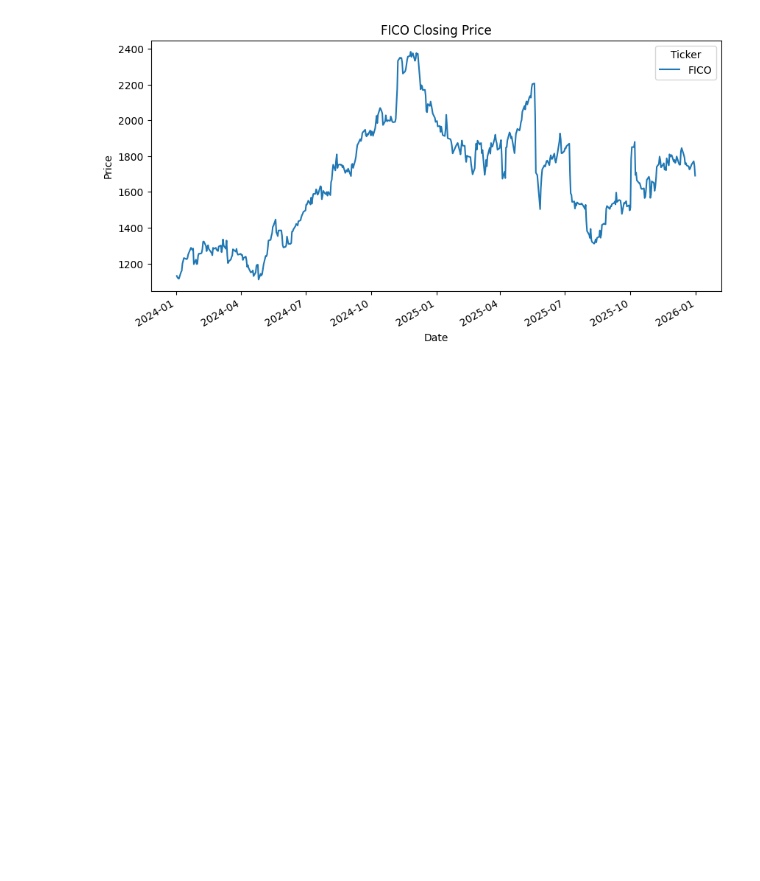
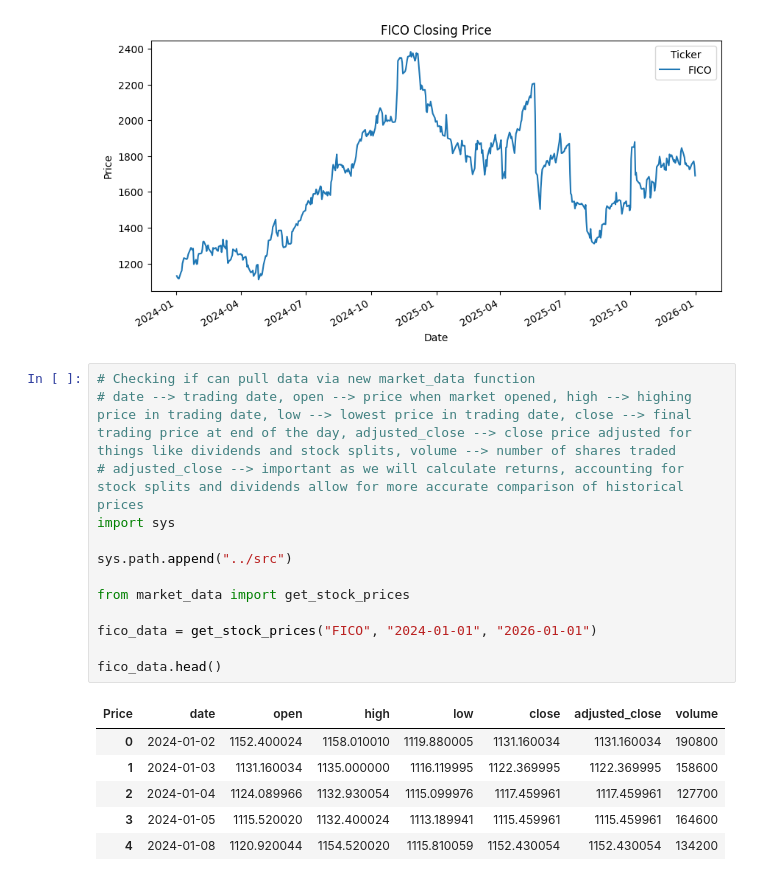
Before and after one commit to Jacob-Habte/macrosense-equity-attribution, a Jupyter notebook: notebooks/01_data_test.ipynb, the cells around one changed output. Saved outputs shown, nothing was run; the diff lists cells and outputs as text; blank space fills up the shorter version.

Commit message:
Add reusable stock price data function

```diff
--- a/notebooks/01_data_test.ipynb
+++ b/notebooks/01_data_test.ipynb
@@ -33,3 +33,23 @@ plt.ylabel("Price")
 plt.show()
 # %% [output]
 [figure]
+# %%
+# Checking if can pull data via new market_data function
+# date --> trading date, open --> price when market opened, high --> highing price in trading date, low --> lowest price in trading date, close --> final trading price at end of the day, adjusted_close --> close price adjusted for things like dividends and stock splits, volume --> number of shares traded
+# adjusted_close --> important as we will calculate returns, accounting for stock splits and dividends allow for more accurate comparison of historical prices
+import sys
+
+sys.path.append("../src")
+
+from market_data import get_stock_prices
+
+fico_data = get_stock_prices("FICO", "2024-01-01", "2026-01-01")
+
+fico_data.head()
+# %% [output]
+| Price | date | open | high | low | close | adjusted_close | volume |
+| 0 | 2024-01-02 | 1152.400024 | 1158.010010 | 1119.880005 | 1131.160034 | 1131.160034 | 190800 |
+| 1 | 2024-01-03 | 1131.160034 | 1135.000000 | 1116.119995 | 1122.369995 | 1122.369995 | 158600 |
+| 2 | 2024-01-04 | 1124.089966 | 1132.930054 | 1115.099976 | 1117.459961 | 1117.459961 | 127700 |
+| 3 | 2024-01-05 | 1115.520020 | 1132.400024 | 1113.189941 | 1115.459961 | 1115.459961 | 164600 |
+| 4 | 2024-01-08 | 1120.920044 | 1154.520020 | 1115.810059 | 1152.430054 | 1152.430054 | 134200 |
```
Also changed, not shown: parts of 2 cells of this notebook, 1 other file.
